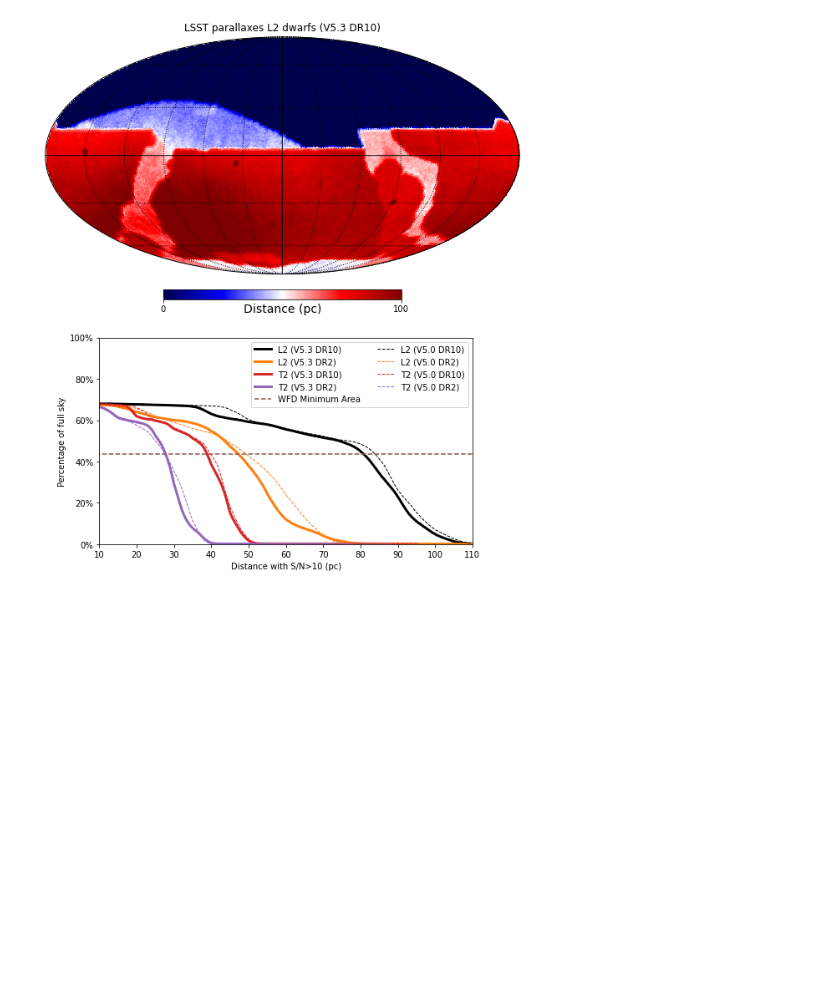
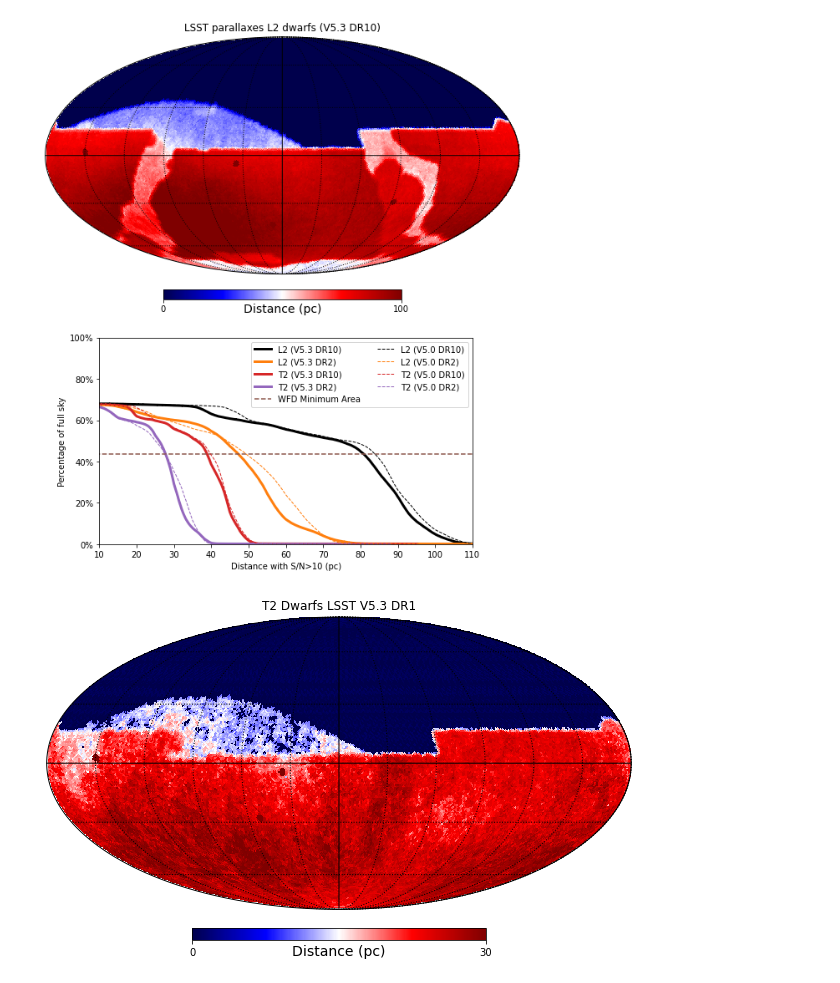
Before and after one commit to jgizis/LSST-BD-Cadence-2025, a Jupyter notebook: plot_for_note.ipynb, the cells around one changed output. Cells and saved outputs as stored; diff of their text form; code cells hidden in the pictures; blank space fills up the shorter version.

Commit message:
check year 1

```diff
--- a/plot_for_note.ipynb
+++ b/plot_for_note.ipynb
@@ -15,6 +15,11 @@ y02name='BrownDwarfsYear2/baseline_v5_3_0_10yrs_RL2parallax_night_lt_730_HEAL.np
 y10nameT2='BrownDwarfs/baseline_v5_3_0_10yrs_RT2parallax_HEAL.npz'
 y02nameT2='BrownDwarfsYear2/baseline_v5_3_0_10yrs_RT2parallax_night_lt_730_HEAL.npz'
 #
+#add year 1
+y01name='BrownDwarfsYear2/baseline_v5_3_0_10yrs_RL2parallax_night_lt_730_HEAL.npz'
+y01nameT2='BrownDwarfsYear1/baseline_v5_3_0_10yrs_RT2parallax_night_lt_365_HEAL.npz'
+#
+#
 # in order to plot both 5.0 and 5.3
 #  could also get the V1.7 from the old results (other github repo) but would be too busy for this plot.
 v50_y10name='BrownDwarfs/baseline_v5_0_0_10yrs_RL2parallax_HEAL.npz'
@@ -27,6 +32,9 @@ yy02 = np.load(y02name)
 #
 yy10T2=np.load(y10nameT2)
 yy02T2 = np.load(y02nameT2)
+#
+yy01 =np.load(y01name)
+yy01T2 = np.load(y01nameT2)
 # %%
 # load additional set from V5.0
 v50_yy10=np.load(v50_y10name)
@@ -38,8 +46,10 @@ v50_yy02T2 = np.load(v50_y02nameT2)
 #there are some NaNs in the arrays. experiment shows these are in the northern hemisphere and should be zero.
 dd10=np.nan_to_num(yy10['metric_values'], nan=0.0)
 dd02=np.nan_to_num(yy02['metric_values'], nan=0.0)
+dd01=np.nan_to_num(yy01['metric_values'], nan=0.0)
 dd10T2=np.nan_to_num(yy10T2['metric_values'], nan=0.0)
 dd02T2=np.nan_to_num(yy02T2['metric_values'], nan=0.0)
+dd01T2=np.nan_to_num(yy01T2['metric_values'], nan=0.0)
 #
 v50_dd10=np.nan_to_num(v50_yy10['metric_values'], nan=0.0)
 v50_dd02=np.nan_to_num(v50_yy02['metric_values'], nan=0.0)
@@ -373,3 +383,13 @@ ax_hist.yaxis.set_major_formatter(PercentFormatter(1))
 plt.savefig('plot-figure1-10year.png')
 # %% [output]
 [figure]
+# %%
+# same color map as Rubin Observaory uses: cmap="viridis"
+#  can also try a diverging color map like seismic
+#hp.mollview(yy02['metric_values'], title="LSST V5.3 DR2", unit="Distance (pc)", cmap="seismic", min=0, max=100)
+hp.mollview(dd01T2, title="T2 Dwarfs LSST V5.3 DR1", unit="Distance (pc)", cmap="seismic", min=0, max=30)
+hp.graticule()  # Optional: adds grid lines for latitude/longitude
+#plt.show()
+plt.savefig('plot-T2-year1.png')
+# %% [output]
+[figure, added]
```
Also changed, not shown: parts of 1 cell of this notebook, 1 other file.
